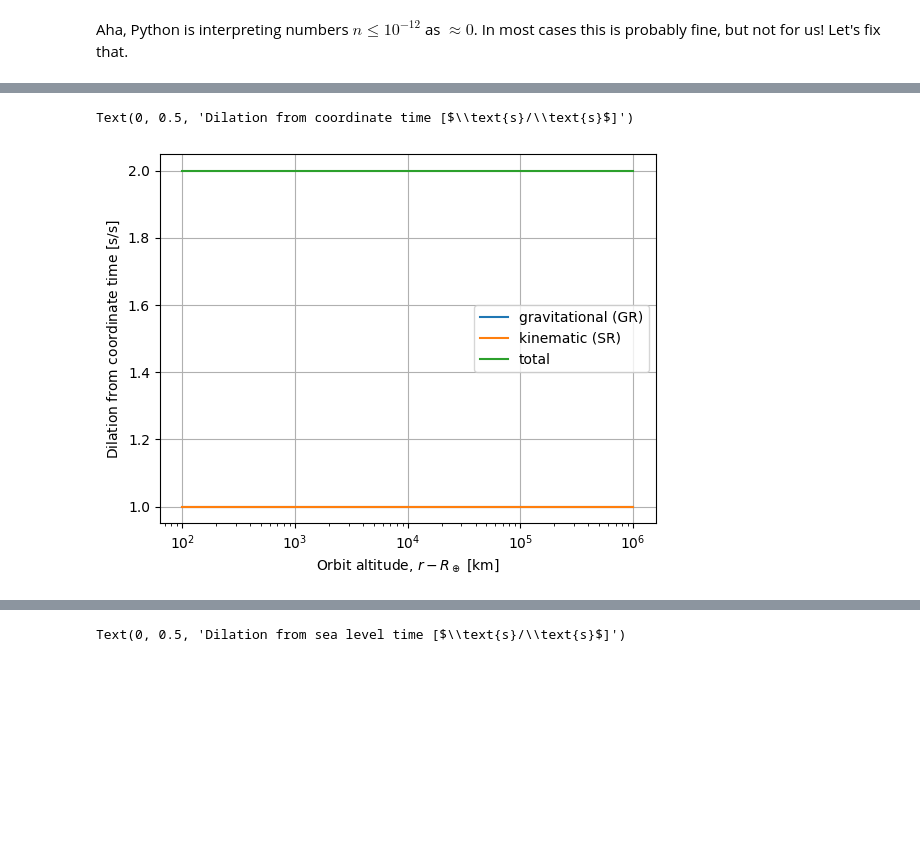
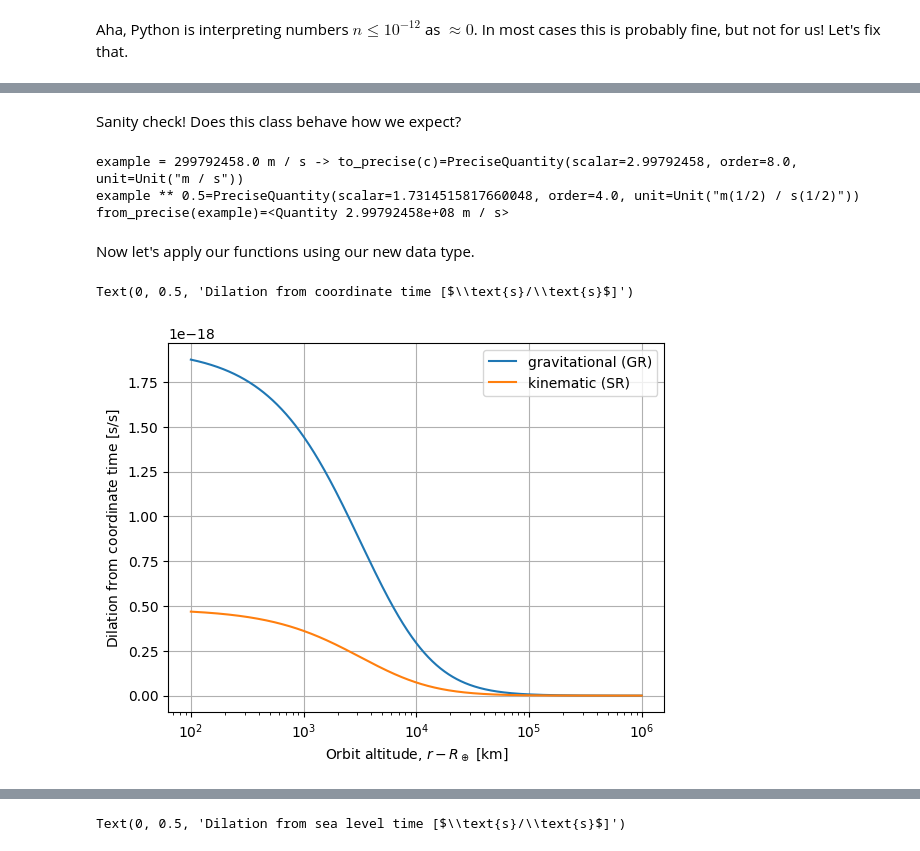
Before and after one commit to philiplinden/spacetime, a Jupyter notebook: learning/notebooks/time_dilation.ipynb, the cells around one changed output, grey strips where cells are left out. Drawn from its saved outputs; the diff is of its cells as text; code cells hidden in the pictures; blank space fills up the shorter version.

```diff
--- a/learning/notebooks/time_dilation.ipynb
+++ b/learning/notebooks/time_dilation.ipynb
@@ -306,22 +314,16 @@ where:
 $$v_e = \sqrt{\frac{2GM_\oplus}{r}}, \quad v_{circular} = \sqrt{\frac{G M_\oplus}{r}}$$
 # %%
 c_squared = np.power(c, 2)
-zero_speed = 0 * (u.m / u.s)
 
 def relativistic_factor(velocity):
-    v_squared = np.power(velocity, 2)
-    return np.sqrt(1 - v_squared/ c_squared)
+    v_squared = velocity ** 2
+    return (1 - v_squared / c_squared) ** 0.5
 
 def gravitational_time_dilation(potential):
-    escape_speed = np.sqrt(2 * potential)
+    escape_speed = (2 * potential) ** 0.5
     return relativistic_factor(escape_speed)
 
 def kinematic_time_dilation(velocity):
     return relativistic_factor(velocity)
-
-def relative_time_dilation(potentials, velocities):
-    gamma_U = np.diff([gravitational_time_dilation(p) for p in potentials])
-    gamma_K = np.diff([kinematic_time_dilation(v) for v in velocities])
-    return gamma_U + gamma_K
 # %%
 potential = GM_earth / r
@@ -376,21 +471,32 @@ Aha, Python is interpreting numbers $n \leq 10^{-12}$ as $\approx 0$. In most ca
+# %% [markdown]
+Sanity check! Does this class behave how we expect?
+# %%
+# example
+example = to_precise(c)
+print(f"example = {c} -> {to_precise(c)=}")
+print(f'{example ** 0.5=}')
+print(f'{from_precise(example)=}')
+# %% [output]
+example = 299792458.0 m / s -> to_precise(c)=PreciseQuantity(scalar=2.99792458, order=8.0, unit=Unit("m / s"))
+example ** 0.5=PreciseQuantity(scalar=1.7314515817660048, order=4.0, unit=Unit("m(1/2) / s(1/2)"))
+from_precise(example)=<Quantity 2.99792458e+08 m / s>
+# %% [markdown]
+Now let's apply our functions using our new data type.
+# %%
+precise_potential = [to_precise(p) for p in potential]
+precise_circular_speed = [to_precise(v) for v in circular_speed]
+
+grav_dilation = [gravitational_time_dilation(p) for p in precise_potential]
+kinematic_dilation = [kinematic_time_dilation(v) for v in precise_circular_speed]
 # %%
-potential = GM_earth / r
-sea_level_potential = GM_earth / earth_radius.to(u.m)
-circular_speed = np.sqrt(potential)
-
-grav_dilation = gravitational_time_dilation(potential)
-kinematic_dilation = kinematic_time_dilation(circular_speed)
-total_dilation = gravitational_time_dilation(potential) + kinematic_time_dilation(circular_speed)
-
-plt.plot(altitudes, grav_dilation)
-plt.plot(altitudes, kinematic_dilation)
-plt.plot(altitudes, total_dilation)
-plt.legend(["gravitational (GR)", "kinematic (SR)", "total"])
+plt.plot(altitudes, from_precise(grav_dilation))
+plt.plot(altitudes, from_precise(kinematic_dilation))
+plt.legend(["gravitational (GR)", "kinematic (SR)"])
 plt.grid()
 plt.xscale('log')
 plt.xlabel(f'Orbit altitude, $r - R_\oplus$ [{altitudes.unit}]')
 plt.ylabel("Dilation from coordinate time [$\\text{s}/\\text{s}$]")
 # %% [output]
 Text(0, 0.5, 'Dilation from coordinate time [$\\text{s}/\\text{s}$]')
-[figure, old version]
+[figure, new version]
 # %% [markdown]
```
Also changed, not shown: parts of 9 cells of this notebook.
